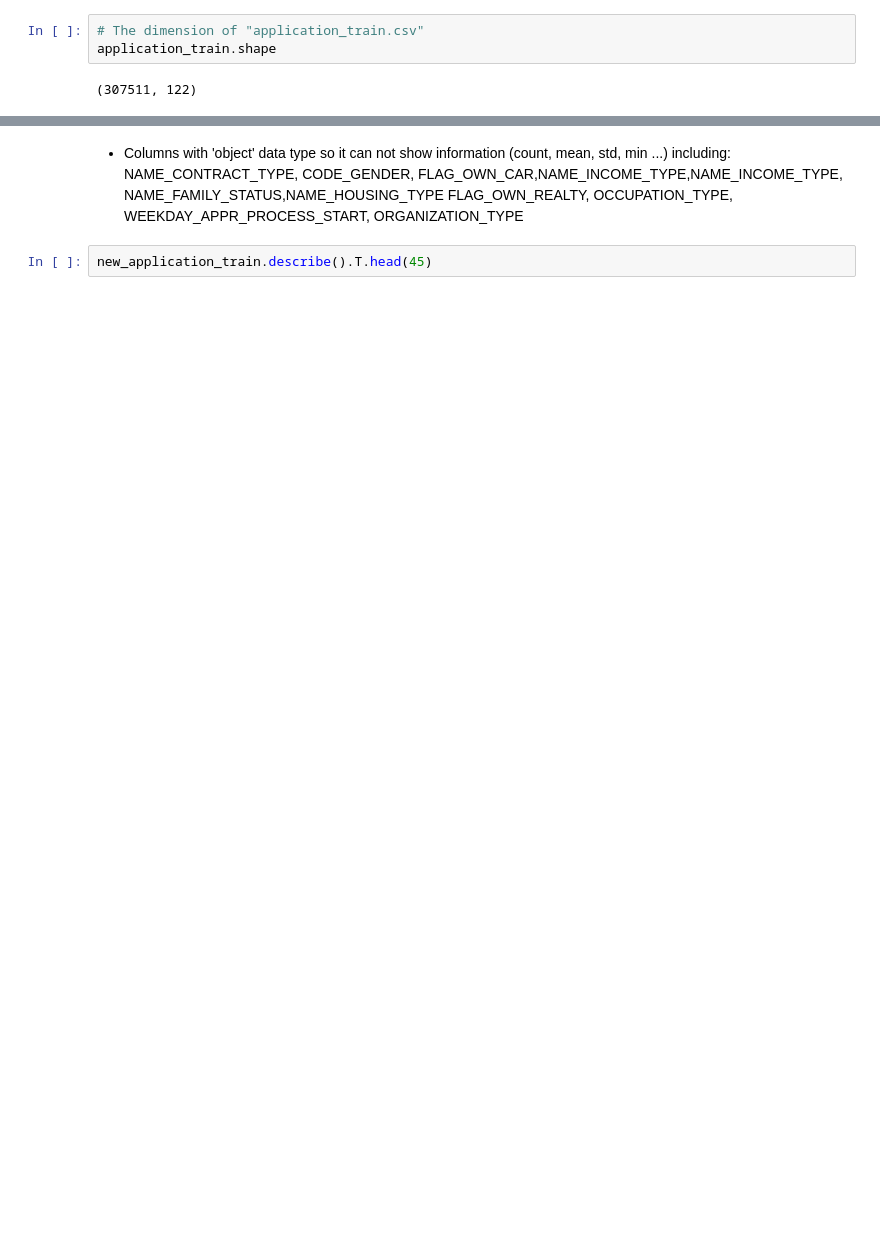
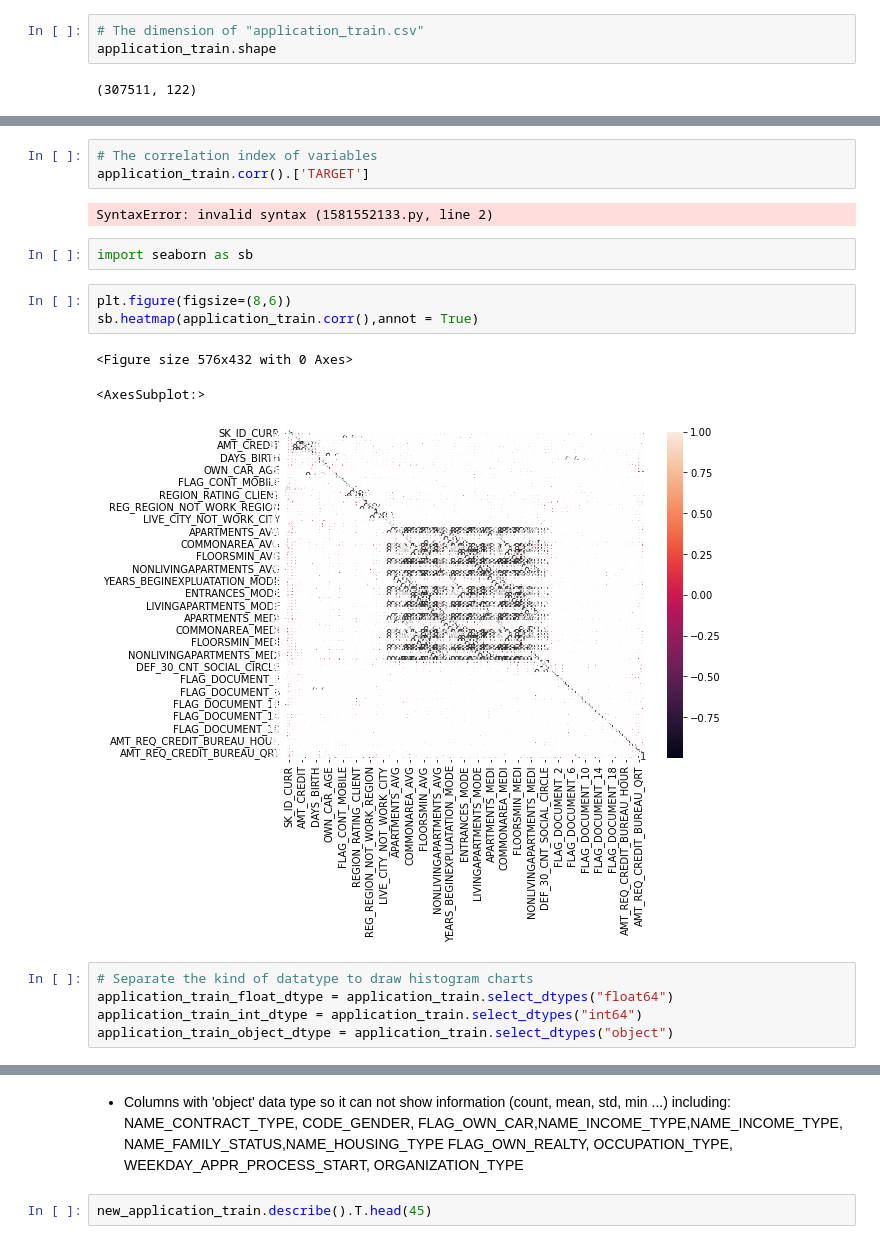
Before and after one commit to ytran71/ProgrammingProject_FinanceData, a Jupyter notebook: Explore_application_train.ipynb, the cells around one changed output, grey strips where cells are left out. Drawn from its saved outputs; the diff is of its cells as text; blank space fills up the shorter version.

Commit message:
Desribe information of data, calculate correlation varivables

```diff
--- a/Explore_application_train.ipynb
+++ b/Explore_application_train.ipynb
@@ -82 +119,20 @@ new_application_train.shape
+# %%
+# The correlation index of variables
+application_train.corr().['TARGET']
+# %% [output]
+SyntaxError: invalid syntax (1581552133.py, line 2)
+# %%
+import seaborn as sb
+# %%
+plt.figure(figsize=(8,6))
+sb.heatmap(application_train.corr(),annot = True)
+# %% [output]
+<Figure size 576x432 with 0 Axes>
+<AxesSubplot:>
+[figure, added]
+# %%
+# Separate the kind of datatype to draw histogram charts
+application_train_float_dtype = application_train.select_dtypes("float64")
+application_train_int_dtype = application_train.select_dtypes("int64")
+application_train_object_dtype = application_train.select_dtypes("object")
 # %%
```
Also changed, not shown: parts of 13 cells of this notebook.
